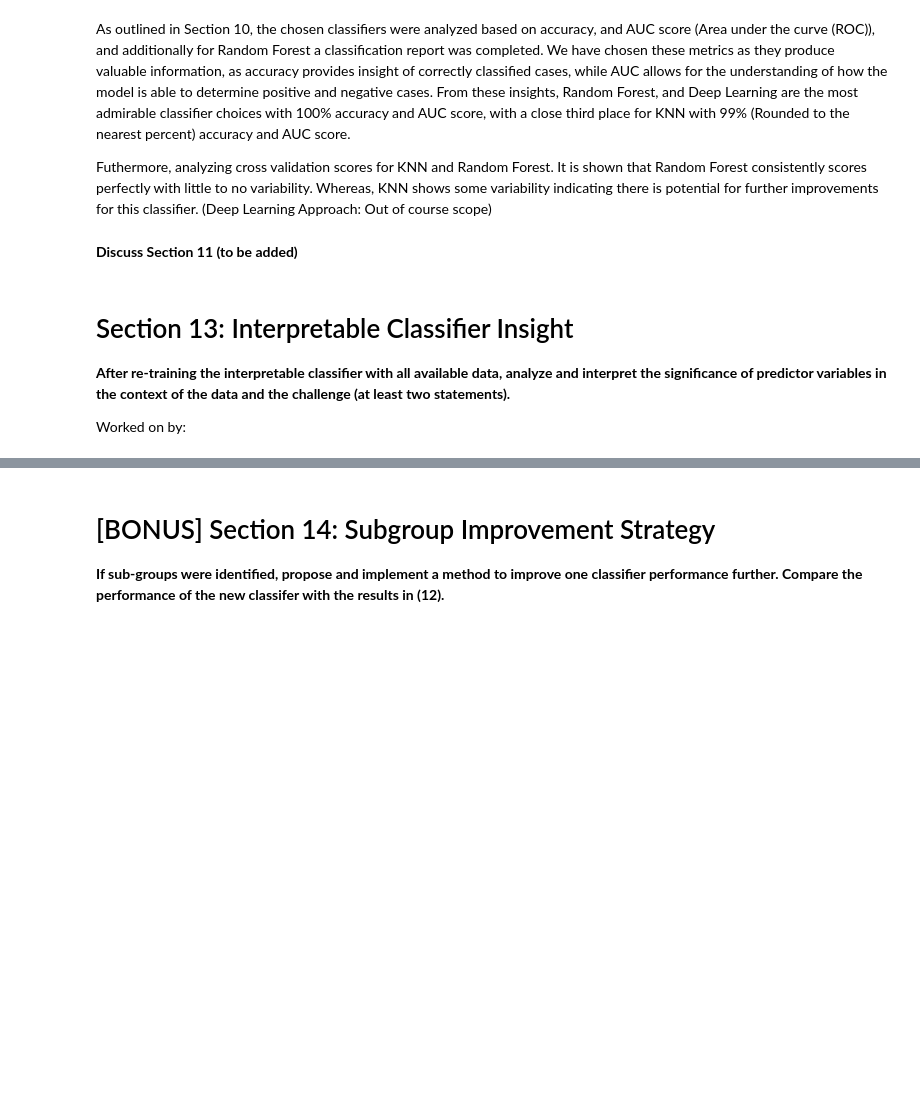
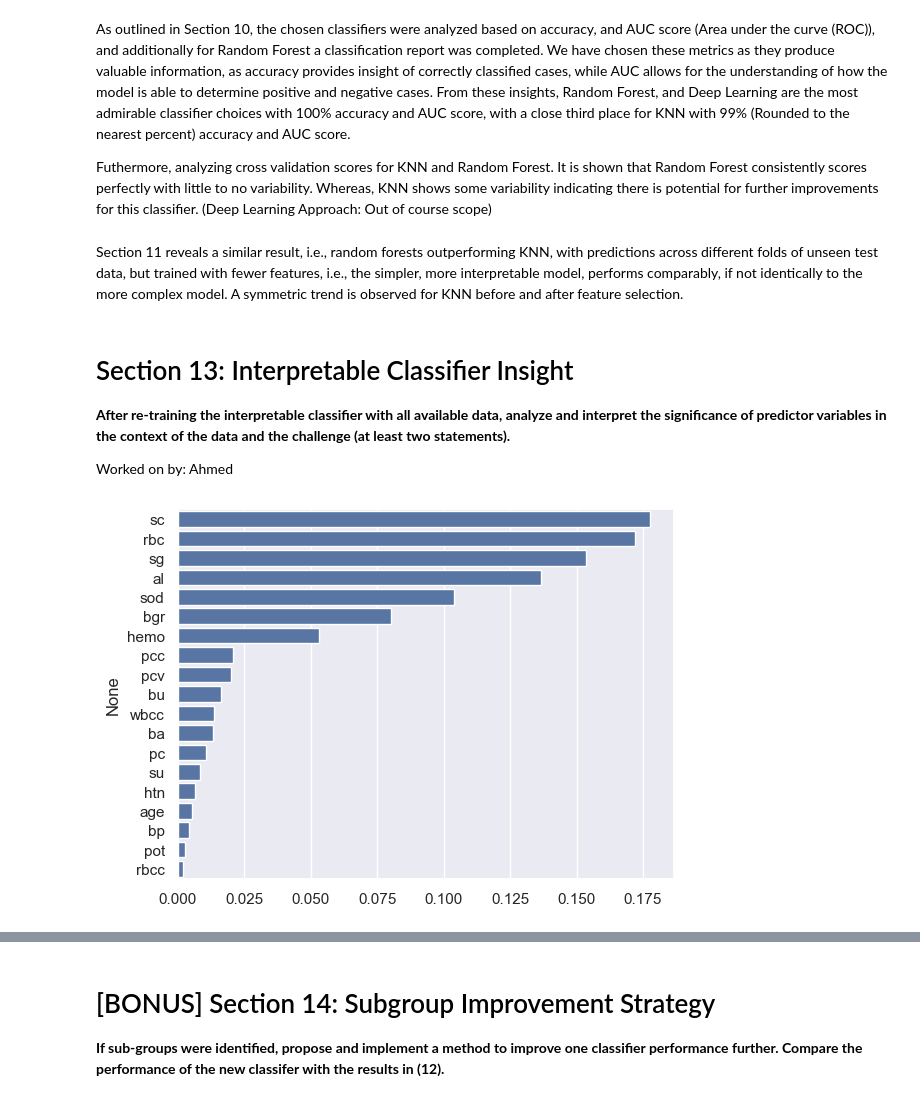
Before and after one commit to kyleosung/Stats_3DA3_A6, a Jupyter notebook: assignment6.ipynb, the cells around one changed output, grey strips where cells are left out. Saved outputs shown, nothing was run; the diff lists cells and outputs as text; code cells hidden in the pictures; blank space fills up the shorter version.

Commit message:
feat_selec_analysis(q11-13): Implement feature selection (11), derive insights (13), and compare models (12)

```diff
--- a/assignment6.ipynb
+++ b/assignment6.ipynb
@@ -1156,0 +1187,36 @@ Worked on by:
+# %%
+acc_knn_all_after_fe = []
+y_pred_knn_all_after_fe = []
+
+for k in range(1, 30+1):
+
+    knn_after_fe = KNeighborsClassifier(
+        n_neighbors = k,
+        algorithm = 'auto',
+    )
+
+    knn_after_fe.fit(X_train[:, ckd_feat_selector.support_], y_train.values.ravel())
+    y_pred_knn_current = knn_after_fe.predict(X_test[:, ckd_feat_selector.support_])
+    y_pred_knn_all_after_fe.append(y_pred_knn_current)
+
+    acc_knn_current = accuracy_score(
+        y_test,
+        y_pred_knn_current,
+    )
+    acc_knn_all_after_fe.append(acc_knn_current)
+
+best_knn_k_after_fe = np.argmax(acc_knn_all_after_fe)
+auc_knn_after_fe = roc_auc_score(y_test, y_pred_knn_all_after_fe[best_knn_k_after_fe])
+
+###
+
+rf_after_fe = RandomForestClassifier(criterion = 'gini')
+rf_after_fe.fit(X_train[:, ckd_feat_selector.support_], y_train.values.ravel())
+y_pred_rf_after_fe = rf_after_fe.predict(X_test[:, ckd_feat_selector.support_])
+auc_rf_after_fe = roc_auc_score(y_test, y_pred_rf_after_fe)
+
+# NN Architecture would need to be adapted to the 19 features instead of 24,
+# but it is omitted as it is out of course scope to begin with
+
+print("AUC Score for KNN:", auc_knn_after_fe)
+print("AUC Score for Random Forest:", auc_rf_after_fe)
@@ -1177,11 +1254,22 @@ Cross Validation Score for Random Forest: [1.         1.         1.         1.
 As outlined in Section 10, the chosen classifiers were analyzed based on accuracy, and AUC score (Area under the curve (ROC)), and additionally for Random Forest a classification report was completed. We have chosen these metrics as they produce valuable information, as accuracy provides insight of correctly classified cases, while AUC allows for the understanding of how the model is able to determine positive and negative cases. From these insights, Random Forest, and Deep Learning are the most admirable classifier choices with 100% accuracy and AUC score, with a close third place for KNN with 99% (Rounded to the nearest percent) accuracy and AUC score.
 
 Futhermore, analyzing cross validation scores for KNN and Random Forest. It is shown that Random Forest consistently scores perfectly with little to no variability. Whereas, KNN shows some variability indicating there is potential for further improvements for this classifier. (Deep Learning Approach: Out of course scope)
-# %% [markdown]
-**Discuss Section 11 (to be added)**
+# %% [markdown]
+Section 11 reveals a similar result, i.e., random forests outperforming KNN, with predictions across different folds of unseen test data, but trained with fewer features, i.e., the simpler, more interpretable model, performs comparably, if not identically to the more complex model. A symmetric trend is observed for KNN before and after feature selection.
 # %% [markdown]
 # Section 13: Interpretable Classifier Insight
 
 **After re-training the interpretable classifier with all available data, analyze and interpret the significance of predictor variables in the context of the data and the challenge (at least two statements).**
 
-Worked on by:
+Worked on by: Ahmed
+# %%
+sns.set_theme()
+
+feature_importances = rf_after_fe.feature_importances_
+sorted_indices = feature_importances.argsort()[::-1]
+sorted_feature_names = ckd_features.columns[sorted_indices]
+sorted_importances = feature_importances[sorted_indices]
+
+sns.barplot(x=sorted_importances, y=sorted_feature_names);
+# %% [output]
+[figure, added]
```
Also changed, not shown: parts of 32 cells of this notebook, 1 other file.
